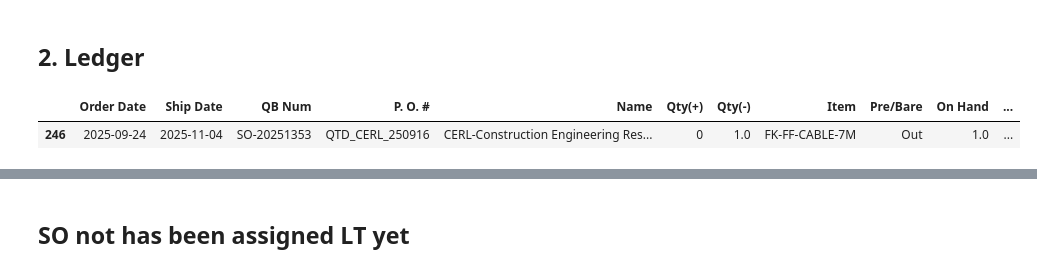
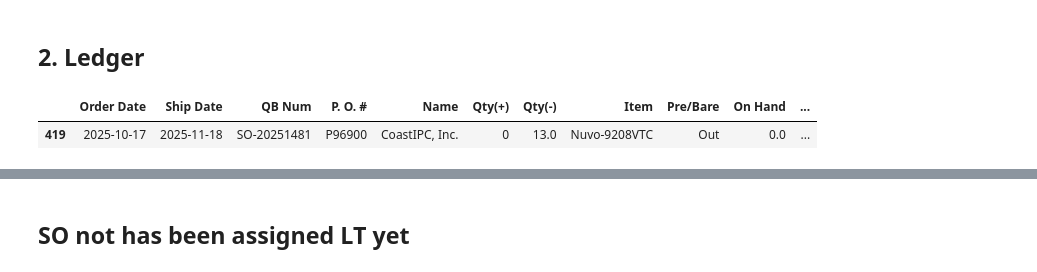
Before and after one commit to playoung2818/ERP_System, a Jupyter notebook: ERP_Dashboard.ipynb, the cells around one changed output, grey strips where cells are left out. Saved outputs shown, nothing was run; the diff lists cells and outputs as text; code cells hidden in the pictures.

```diff
--- a/ERP_Dashboard.ipynb
+++ b/ERP_Dashboard.ipynb
@@ -563,10 +415,10 @@ NAV_EXP = expand_nav_preinstalled(NAV)
 
 ledger, item_summary, violations = build_ledger(SO, NAV_EXP, prefer_wip=True)
 # %%
-SO.loc[SO['Item'] == 'FK-FF-CABLE-7M']
+SO.loc[SO['Item'] == 'Nuvo-9208VTC']
 # %% [output]
 |  | Order Date | Ship Date | QB Num | P. O. # | Name | Qty(+) | Qty(-) | Item | Pre/Bare | On Hand | ... |
-| 246 | 2025-09-24 | 2025-11-04 | SO-20251353 | QTD_CERL_250916 | CERL-Construction Engineering Res... | 0 | 1.0 | FK-FF-CABLE-7M | Out | 1.0 | ... |
+| 419 | 2025-10-17 | 2025-11-18 | SO-20251481 | P96900 | CoastIPC, Inc. | 0 | 13.0 | Nuvo-9208VTC | Out | 0.0 | ... |
 # %%
 Preinstalled_NAV = NAV_EXP.loc[NAV_EXP['Pre/Bare'] == 'Pre']
 Preinstalled_NAV.to_excel(r"Preinstalled_NAV.xlsx", sheet_name="Sheet1", index=False)
```
Also changed, not shown: parts of 8 cells of this notebook, 5 other files.
